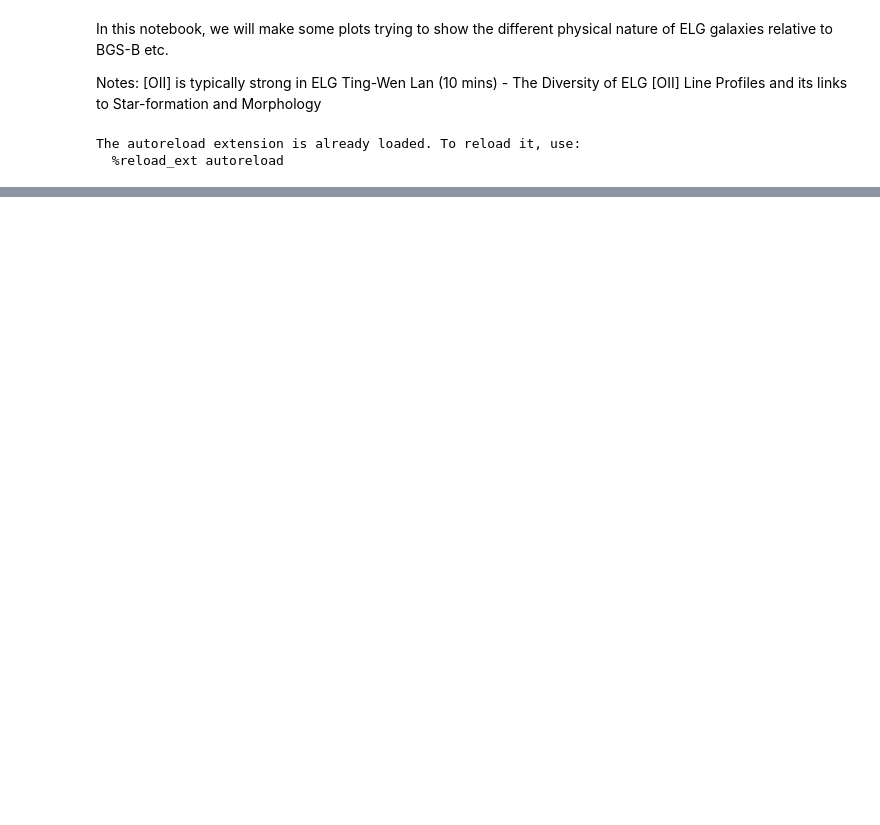
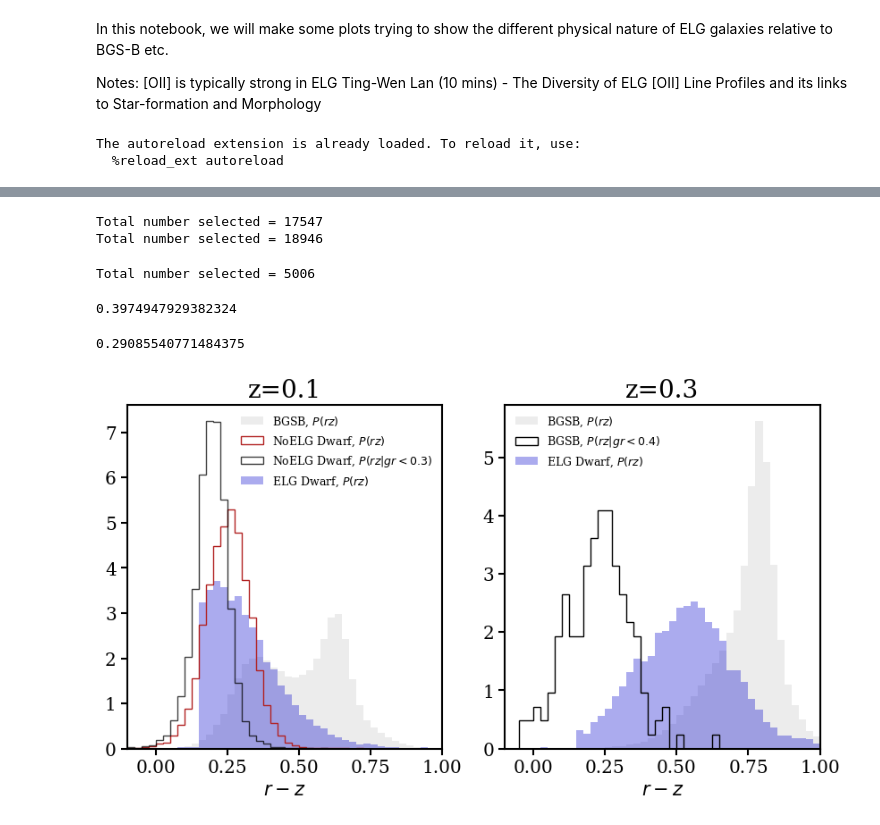
Before and after one commit to virajvman/desi_dwarfs, a Jupyter notebook: notebooks/catalog_paper/elg_property_explore.ipynb, the cells around one changed output, grey strips where cells are left out. Drawn from its saved outputs; the diff is of its cells as text; code cells hidden in the pictures; blank space fills up the shorter version.

```diff
--- a/notebooks/catalog_paper/elg_property_explore.ipynb
+++ b/notebooks/catalog_paper/elg_property_explore.ipynb
@@ -427,0 +137,63 @@ plt.show()
+# %%
+gr_bgsb = bgsb_cat_all["MAG_G"].data - bgsb_cat_all["MAG_R"].data
+rz_bgsb = bgsb_cat_all["MAG_R"].data - bgsb_cat_all["MAG_Z"].data
+# %%
+## select from the dwarf sample now!
+noelg_lowz = select_sample(tot_cat, "NO_ELG", z_min=0.1-0.01, z_max=0.1+0.01)
+elg_lowz = select_sample(tot_cat, "ELG", z_min=0.1-0.01, z_max=0.1+0.01)
+
+rz_lowz_elg = elg_lowz["MAG_R"].data - elg_lowz["MAG_Z"].data
+rz_lowz_noelg = noelg_lowz["MAG_R"].data - noelg_lowz["MAG_Z"].data
+
+gr_lowz_elg = elg_lowz["MAG_G"].data - elg_lowz["MAG_R"].data
+gr_lowz_noelg = noelg_lowz["MAG_G"].data - noelg_lowz["MAG_R"].data
+# %% [output]
+Total number selected = 17547
+Total number selected = 18946
+# %%
+elg_hiz = select_sample(tot_cat, "ELG", z_min=0.3-0.01, z_max=0.3+0.01)
+
+rz_hiz_elg = elg_hiz["MAG_R"].data - elg_hiz["MAG_Z"].data
+gr_hiz_elg = elg_hiz["MAG_G"].data - elg_hiz["MAG_R"].data
+# %% [output]
+Total number selected = 5006
+# %%
+np.percentile(gr_hiz_elg,95)
+# %% [output]
+0.3974947929382324
+# %%
+np.percentile(gr_lowz_elg,95)
+# %% [output]
+0.29085540771484375
+# %%
+fig,ax = plt.subplots(1,2,figsize = (10,5))
+
+ax[0].set_title("z=0.1",fontsize = 20)
+
+#plot the bgsb full color dist
+ax[0].hist(rz_bgsb[lowz_slice],range=(-0.5,2),bins=100,histtype="stepfilled",density=True, label = r"BGSB, $P(rz)$",color="grey",alpha=0.15)
+# ax[0].hist(rz_bgsb[lowz_slice & (gr_bgsb < 0.2)],range=(-0.5,2),bins=100,histtype="step",density=True, label = r"BGSB, $P(rz | gr < 0.2)$", color="k")
+
+#plot the dwarf color dist
+ax[0].hist(rz_lowz_noelg,range=(-0.5,2),bins=100,histtype="step",density=True, label = r"NoELG Dwarf, $P(rz)$",color="firebrick",alpha=1)
+ax[0].hist(rz_lowz_noelg[gr_lowz_noelg < 0.3],range=(-0.5,2),bins=100,histtype="step",density=True, label = r"NoELG Dwarf, $P(rz|gr < 0.3)$",color="k",alpha=0.75,lw=1)
+
+ax[0].hist(rz_lowz_elg,range=(-0.5,2),bins=100,histtype="stepfilled",density=True, label = r"ELG Dwarf, $P(rz)$",color="mediumblue",alpha=0.33)
+
+
+ax[1].set_title("z=0.3",fontsize = 20)
+#for bgsb full color dist
+ax[1].hist(rz_bgsb[hiz_slice],range=(-0.5,2),bins=100,histtype="stepfilled",density=True, label = r"BGSB, $P(rz)$",color="grey",alpha=0.15)
+ax[1].hist(rz_bgsb[hiz_slice & (gr_bgsb < 0.4)],range=(-0.5,2),bins=100,histtype="step",density=True, label = r"BGSB, $P(rz|gr < 0.4)$",color="k")
+
+#for dwarf elg color dist
+ax[1].hist(rz_hiz_elg,range=(-0.5,2),bins=100,histtype="stepfilled",density=True, label = r"ELG Dwarf, $P(rz)$",color="mediumblue",alpha=0.33)
+
+for axi in ax:
+    axi.set_xlim([-0.1,1])
+    axi.legend(frameon=False,fontsize = 9)
+    axi.set_xlabel(r"$r-z$",fontsize = 15)
+
+plt.show()
+# %% [output]
+[figure, added]
```
Also changed, not shown: parts of 70 cells of this notebook, 14 other files.
